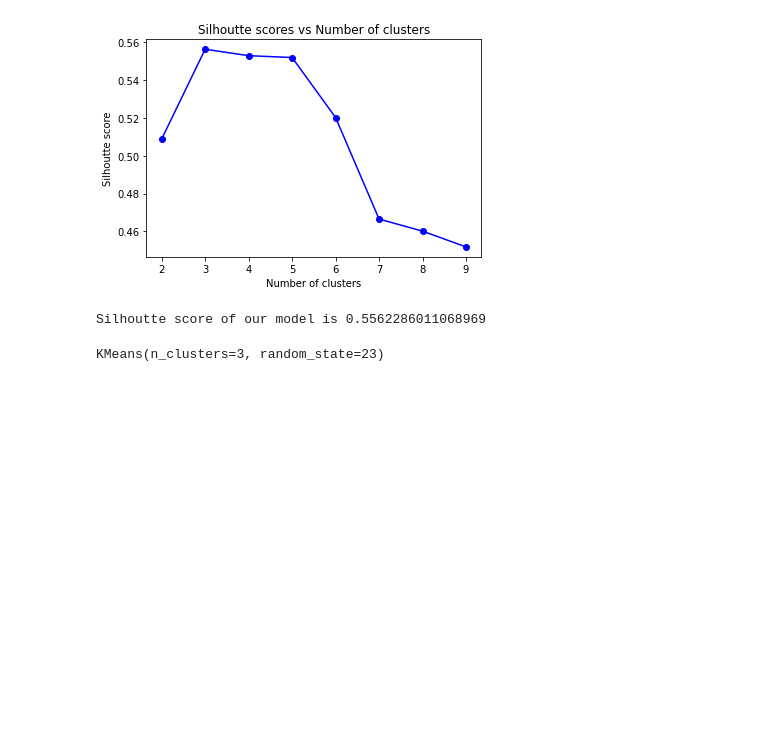
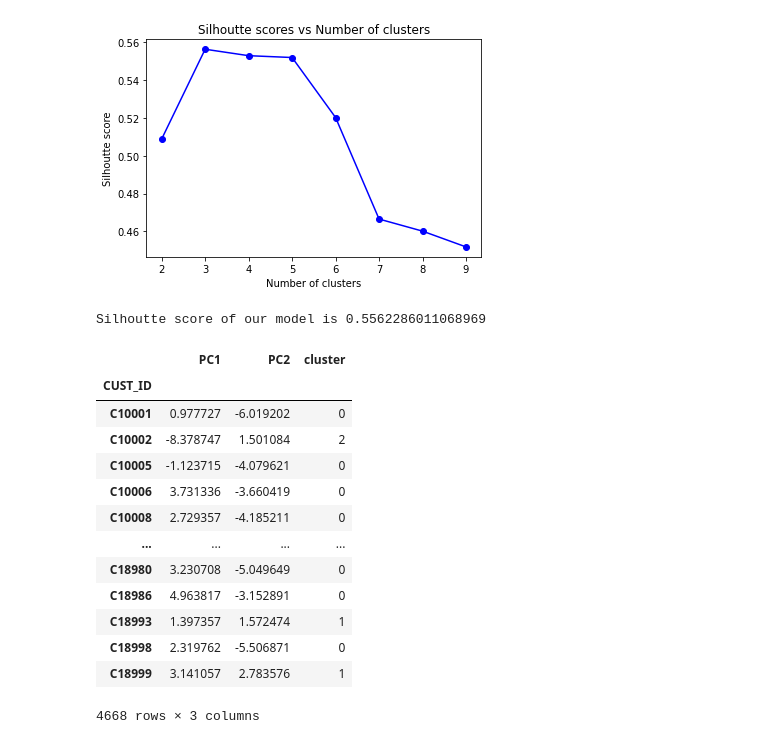
Before and after one commit to kasun61/credit-card-clustering, a Jupyter notebook: notebooks/kmeans.ipynb, the cells around one changed output. Saved outputs shown, nothing was run; the diff lists cells and outputs as text; code cells hidden in the pictures; blank space fills up the shorter version.

```diff
--- a/notebooks/kmeans.ipynb
+++ b/notebooks/kmeans.ipynb
@@ -60,13 +60,18 @@ class kmeans_model:
         Function to execute the model with optimal parameters
 
         Returns:
+            data_clusters [DataFrame]: optimal model with labels
             optimal_kmeans [KMeans]: optimal KMeans model
 
         """
         optimal_kmeans = KMeans(n_clusters=self.optimal_score['silhoutte_score'], random_state=23).fit(self.data)
 
+        data_clusters = self.data.copy() # copy data
+        data_clusters['cluster'] = optimal_kmeans.labels_ # add cluster column
+
+
         print('Silhoutte score of our model is ' + str(silhouette_score(self.data, optimal_kmeans.labels_)))
-        return optimal_kmeans
+        return data_clusters, optimal_kmeans
 # %%
 kmeans = kmeans_model(df) # instantiate kmeans model
 kmeans_models = kmeans.kmeans_model(min_clusters=1, max_clusters=10) # run multiple iterations of kmeans model
@@ -76,8 +81,24 @@ kmeans_models = kmeans.kmeans_model(min_clusters=1, max_clusters=10) # run multi
 optimal_clusters = kmeans.search_optimal_clusters() # search for optimal number of clusters
 # %% [output]
 [figure]
-# %%
-kmeans.optimal_model()
-# %% [output]
-Silhoutte score of our model is 0.5562286011068969
-KMeans(n_clusters=3, random_state=23)
+# %%
+cluster_labels, optimal_kmeans = kmeans.optimal_model()
+# %% [output]
+Silhoutte score of our model is 0.5562286011068969
+# %%
+cluster_labels
+# %% [output]
+|  | PC1 | PC2 | cluster |
+| CUST_ID |  |  |  |
+| C10001 | 0.977727 | -6.019202 | 0 |
+| C10002 | -8.378747 | 1.501084 | 2 |
+| C10005 | -1.123715 | -4.079621 | 0 |
+| C10006 | 3.731336 | -3.660419 | 0 |
+| C10008 | 2.729357 | -4.185211 | 0 |
+| ... | ... | ... | ... |
+| C18980 | 3.230708 | -5.049649 | 0 |
+| C18986 | 4.963817 | -3.152891 | 0 |
+| C18993 | 1.397357 | 1.572474 | 1 |
+| C18998 | 2.319762 | -5.506871 | 0 |
+| C18999 | 3.141057 | 2.783576 | 1 |
+4668 rows × 3 columns
```
Also changed, not shown: 6 other files.
